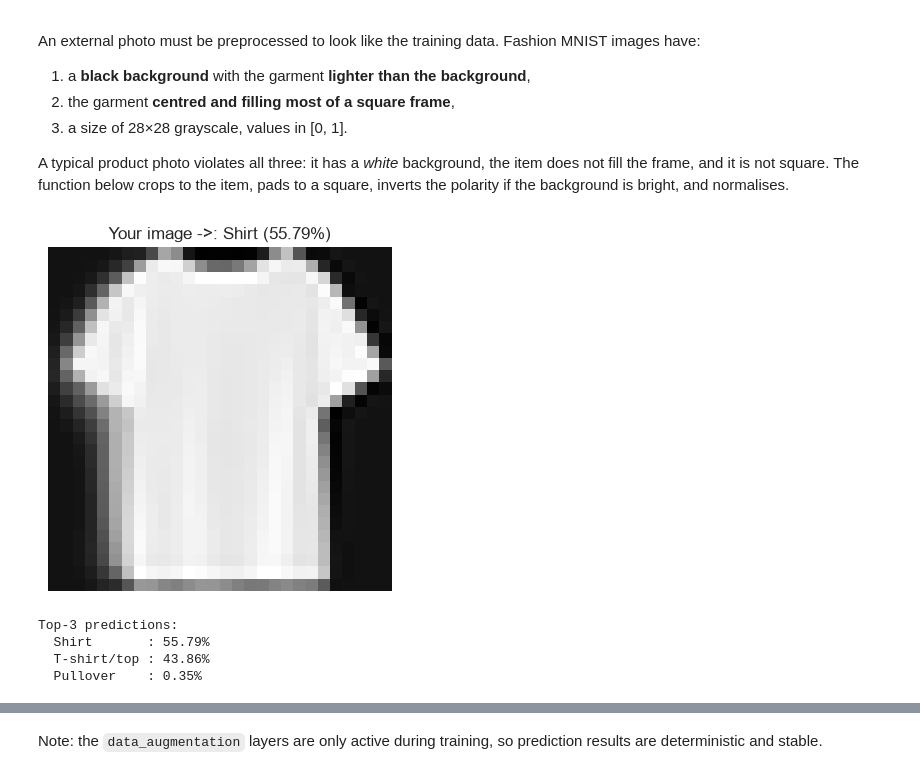
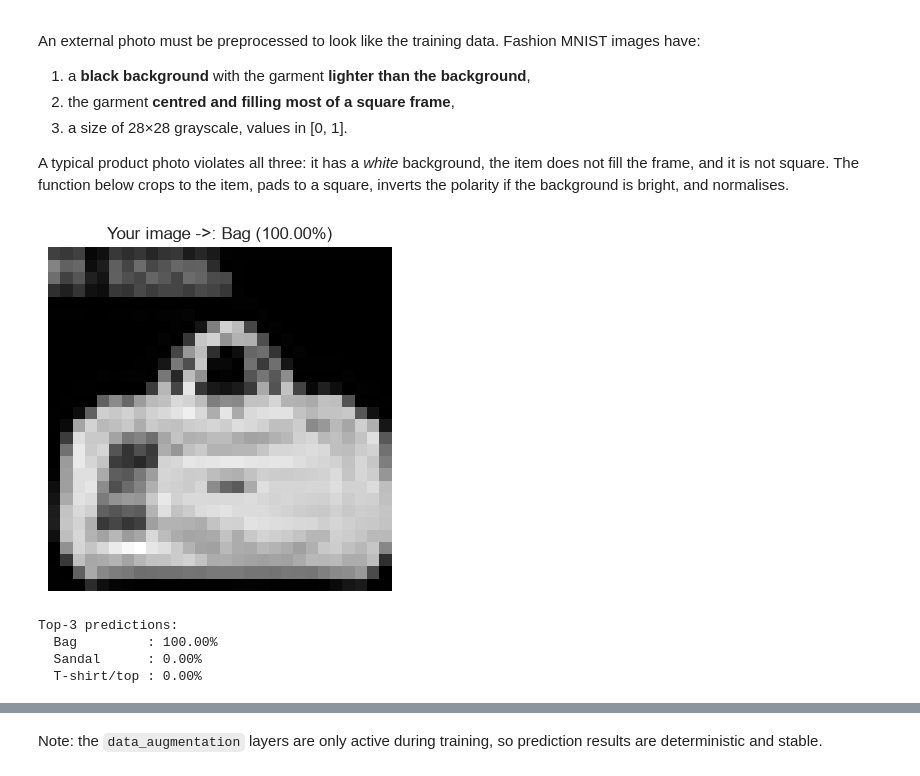
Before and after one commit to WillardDev/CNN-Fashion-Classifier, a Jupyter notebook: fashion_mnist_cnn.ipynb, the cells around one changed output, grey strips where cells are left out. Cells and saved outputs as stored; diff of their text form; code cells hidden in the pictures.

```diff
--- a/fashion_mnist_cnn.ipynb
+++ b/fashion_mnist_cnn.ipynb
@@ -471,36 +471,36 @@ def preprocess_image(path):
     if len(rows) and len(cols):
         im = im.crop((cols.min(), rows.min(), cols.max() + 1, rows.max() + 1))
 
     # 3. pad to a square so the aspect ratio is not distorted
     side = max(im.size)
     sq = Image.new('L', (side, side), int(bg))
     sq.paste(im, ((side - im.width) // 2, (side - im.height) // 2))
 
     # 4. resize to 28x28
     sq = sq.resize((28, 28), Image.Resampling.LANCZOS)
     arr = np.array(sq).astype('float32') / 255.0
 
     # 5. match Fashion MNIST polarity: dark background, light garment
     if arr[0].mean() > 0.5:                # bright background -> invert
         arr = 1.0 - arr
 
     return arr[np.newaxis, ..., np.newaxis]   # shape (1, 28, 28, 1)
 
 
 # --- CHANGE THIS to the path of your own image ---
-image_path = 'samples/t-shirt.jpg'
+image_path = 'samples/duffel-bag.jpeg'
 # -----------------------------------------------
 
 X_custom = preprocess_image(image_path)
 pred_class, pred = predict_image(X_custom, title='Your image ->')
 
 top = np.argsort(pred[0])[::-1]
 print('Top-3 predictions:')
 for rank in top[:3]:
     print(f'  {class_names[rank]:12s}: {pred[0][rank]:.2%}')
 # %% [output]
-[figure, old version]
+[figure, new version]
 Top-3 predictions:
-  Shirt       : 55.79%
-  T-shirt/top : 43.86%
-  Pullover    : 0.35%
+  Bag         : 100.00%
+  Sandal      : 0.00%
+  T-shirt/top : 0.00%
```
Also changed, not shown: parts of 3 cells of this notebook, 18 other files.
